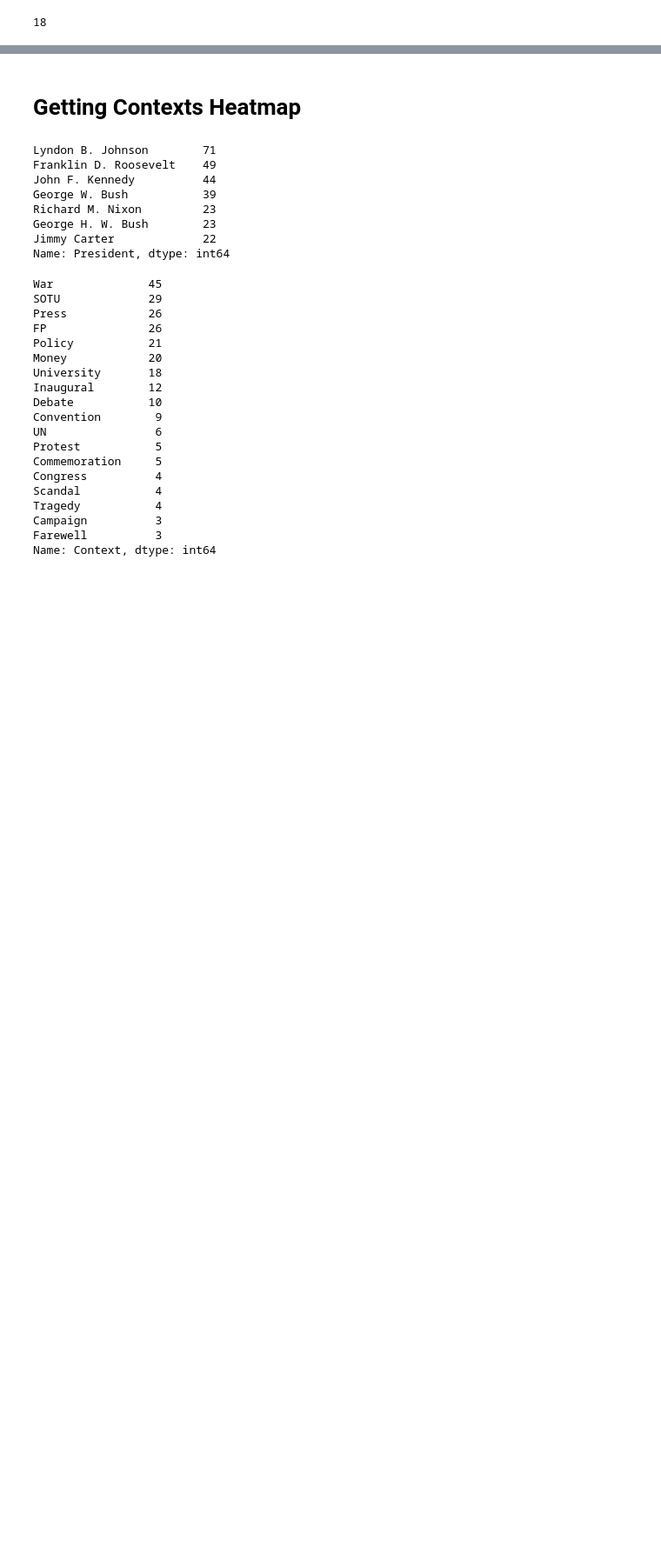
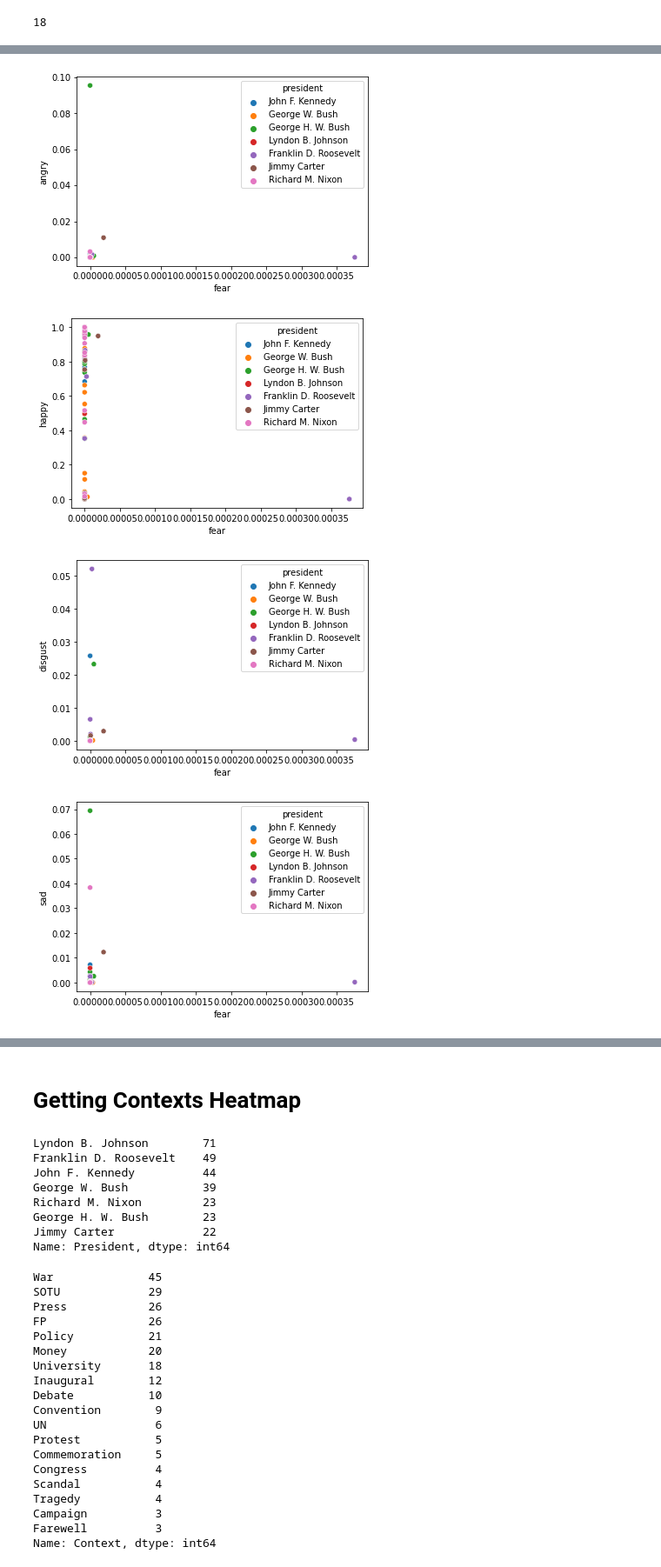
Before and after one commit to ShiyangLai/Political-Speech-Deep-Learning-Final-Project, a Jupyter notebook: notebook/audio_emotion_recognition.ipynb, the cells around one changed output, grey strips where cells are left out. Shown at 87% size. Drawn from its saved outputs; the diff is of its cells as text; code cells hidden in the pictures; blank space fills up the shorter version.

Commit message:
update -- more contexts and emotion distributions

```diff
--- a/notebook/audio_emotion_recognition.ipynb
+++ b/notebook/audio_emotion_recognition.ipynb
@@ -337,0 +338,8 @@ for feel in feelings:
+# %%
+for feel in feelings:
+  plot_emotions('fear', feel)
+# %% [output]
+[figure, added]
+[figure, added]
+[figure, added]
+[figure, added]
```
Also changed, not shown: parts of 31 cells of this notebook.
